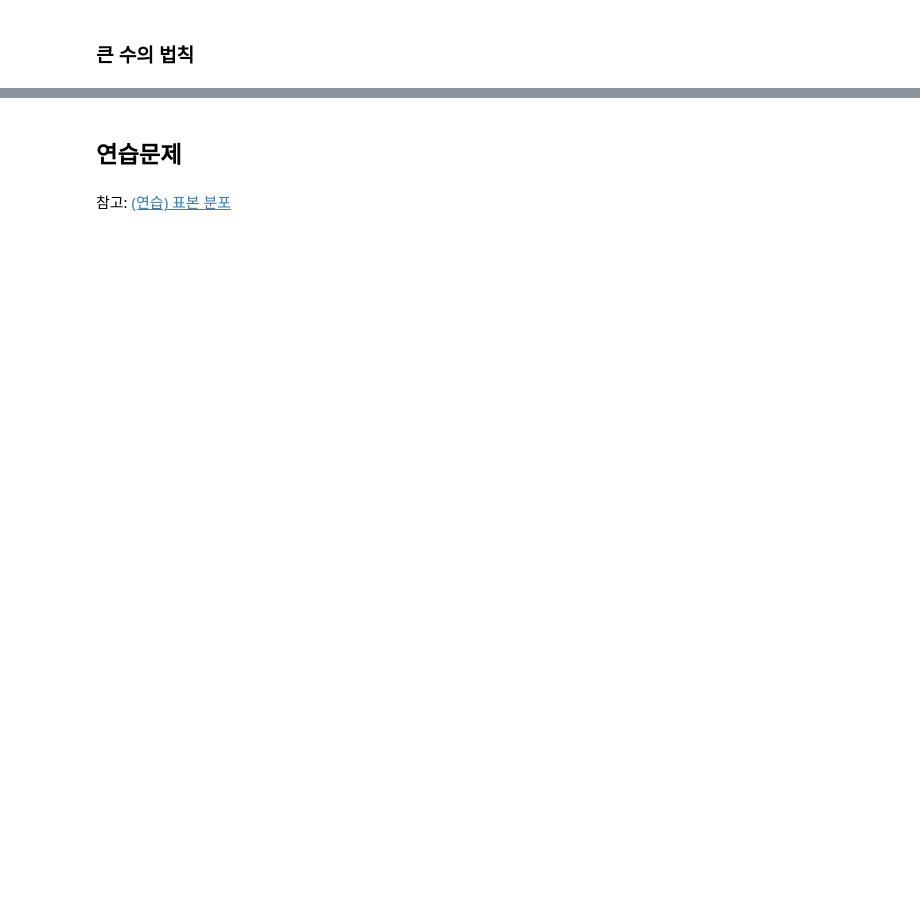
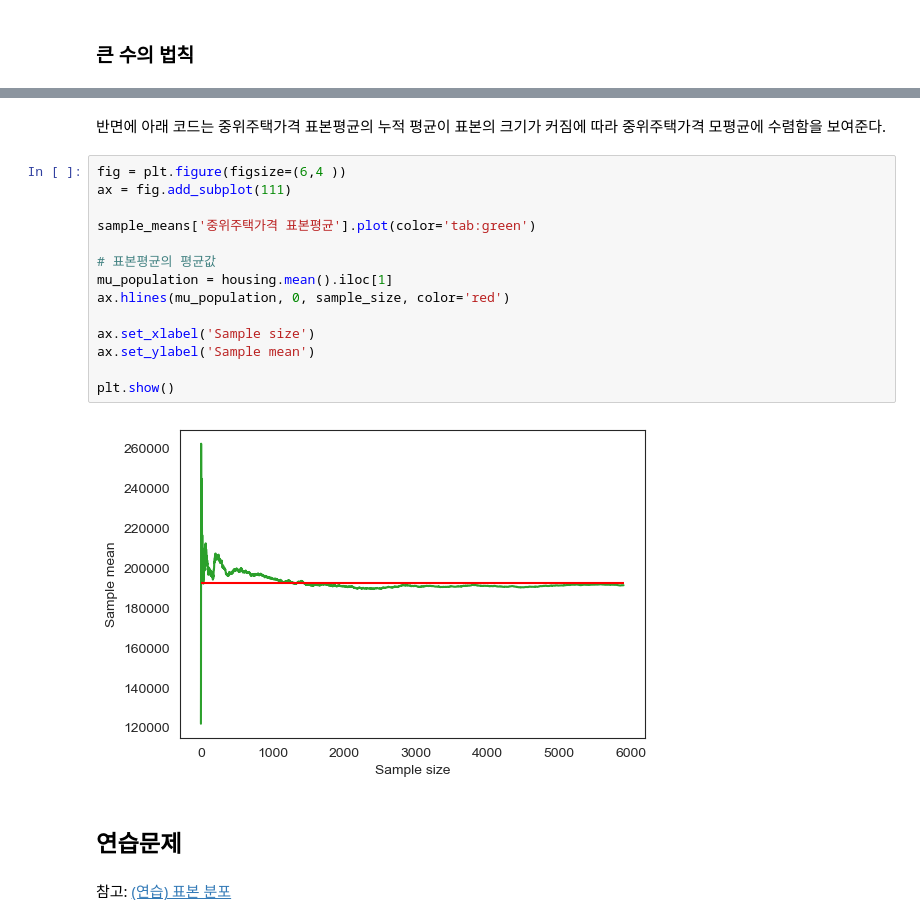
Before and after one commit to codingalzi/DataSci, a Jupyter notebook: jupyter-book/_build/jupyter_execute/sampling_distribution.ipynb, the cells around one changed output, grey strips where cells are left out. Saved outputs shown, nothing was run; the diff lists cells and outputs as text; blank space fills up the shorter version.

```diff
--- a/jupyter-book/_build/jupyter_execute/sampling_distribution.ipynb
+++ b/jupyter-book/_build/jupyter_execute/sampling_distribution.ipynb
@@ -923,3 +1034,21 @@ housing['median_income'].mean()
+# %% [markdown]
+반면에 아래 코드는 중위주택가격 표본평균의 누적 평균이 표본의 크기가 커짐에 따라 중위주택가격 모평균에 수렴함을 보여준다.
+# %%
+fig = plt.figure(figsize=(6,4 ))
+ax = fig.add_subplot(111)
+
+sample_means['중위주택가격 표본평균'].plot(color='tab:green')
+
+# 표본평균의 평균값
+mu_population = housing.mean().iloc[1]
+ax.hlines(mu_population, 0, sample_size, color='red')
+
+ax.set_xlabel('Sample size')
+ax.set_ylabel('Sample mean')
+
+plt.show()
+# %% [output]
+[figure, added]
 # %% [markdown]
 ## 연습문제
 # %% [markdown]
```
Also changed, not shown: parts of 114 cells of this notebook, 28 other files.
